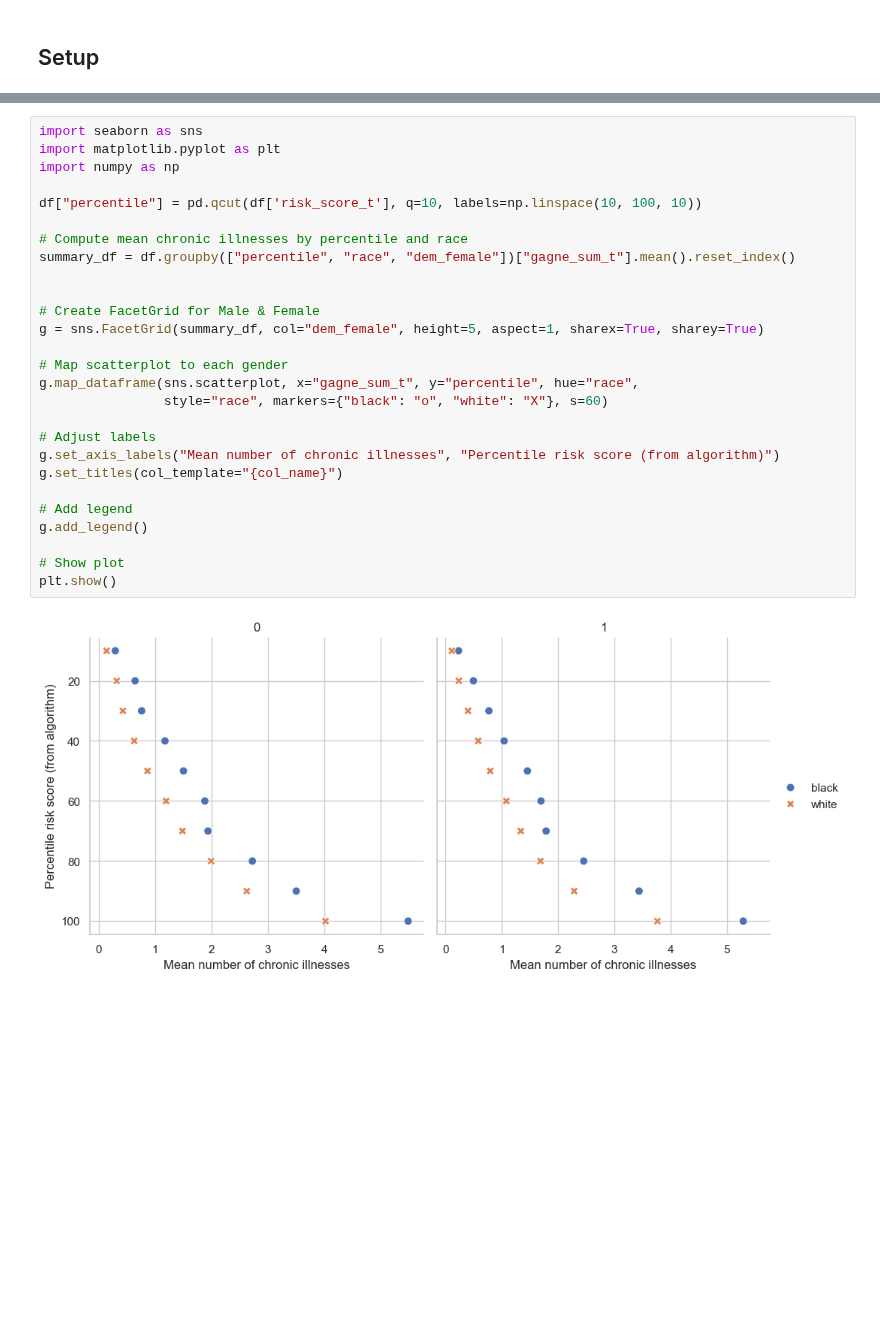
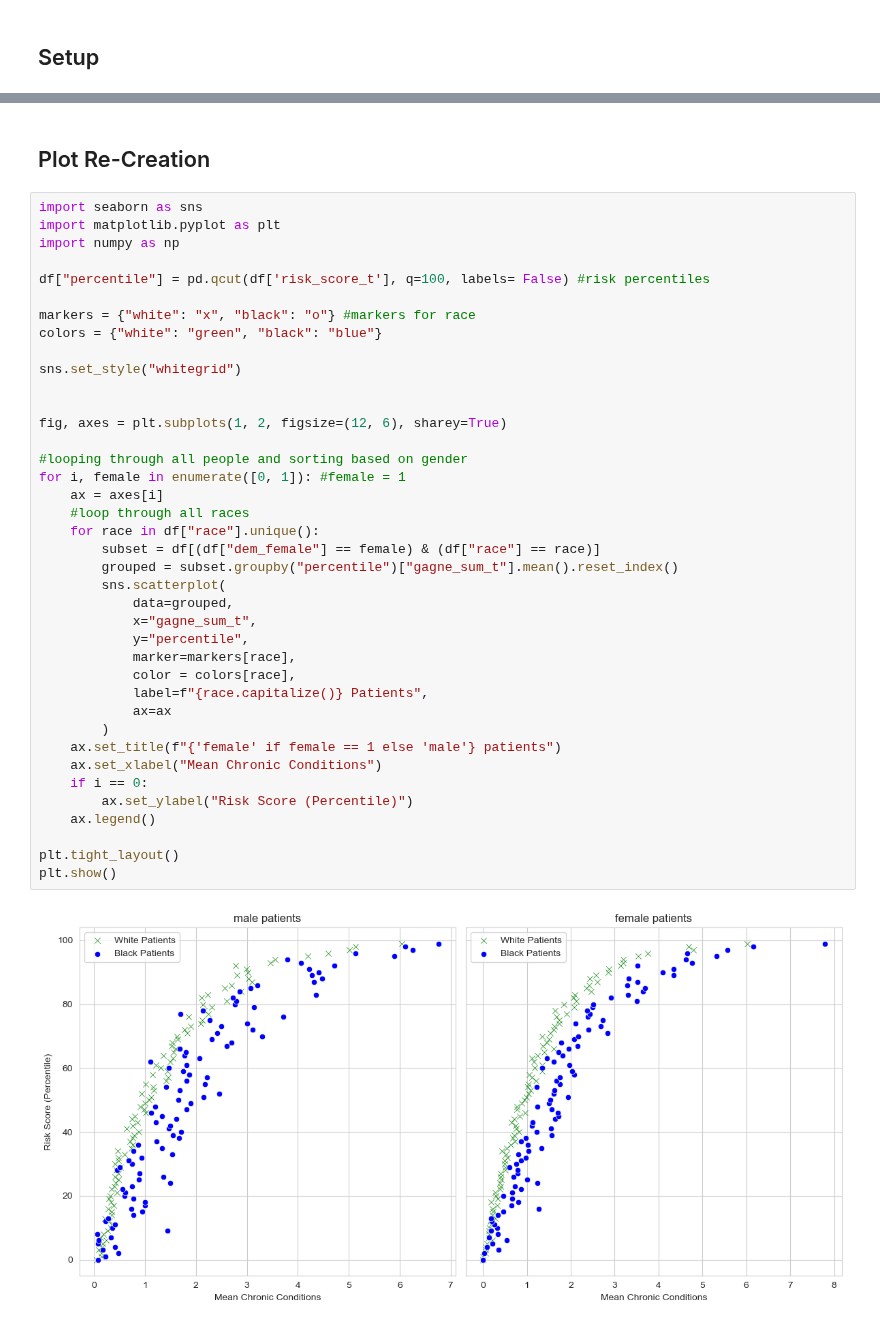
Before and after one commit to ctkatz/ctkatz.github.io, a Jupyter notebook: posts/blog-4/blog-4.ipynb, the cells around one changed output, grey strips where cells are left out. Drawn from its saved outputs; the diff is of its cells as text; blank space fills up the shorter version.

```diff
--- a/posts/blog-4/blog-4.ipynb
+++ b/posts/blog-4/blog-4.ipynb
@@ -26,32 +27,46 @@ df.head()
 | 2 | 0.407678 | 0 | 500.0 | 0.0 | NaN | NaN | NaN | ... |
 | 3 | 0.798369 | 0 | 1300.0 | 0.0 | 117.0 | NaN | NaN | ... |
 | 4 | 17.513165 | 0 | 1100.0 | 0.0 | 116.0 | NaN | 34.1 | ... |
-# %%
-import seaborn as sns
-import matplotlib.pyplot as plt
-import numpy as np
-
-df["percentile"] = pd.qcut(df['risk_score_t'], q=10, labels=np.linspace(10, 100, 10))
-
-# Compute mean chronic illnesses by percentile and race
-summary_df = df.groupby(["percentile", "race", "dem_female"])["gagne_sum_t"].mean().reset_index()
-
-
-# Create FacetGrid for Male & Female
-g = sns.FacetGrid(summary_df, col="dem_female", height=5, aspect=1, sharex=True, sharey=True)
-
-# Map scatterplot to each gender
-g.map_dataframe(sns.scatterplot, x="gagne_sum_t", y="percentile", hue="race",
-                style="race", markers={"black": "o", "white": "X"}, s=60)
-
-# Adjust labels
-g.set_axis_labels("Mean number of chronic illnesses", "Percentile risk score (from algorithm)")
-g.set_titles(col_template="{col_name}")
-
-# Add legend
-g.add_legend()
-
-# Show plot
-plt.show()
-# %% [output]
-[figure, removed]
+# %% [markdown]
+## Plot Re-Creation
+# %%
+import seaborn as sns
+import matplotlib.pyplot as plt
+import numpy as np
+
+df["percentile"] = pd.qcut(df['risk_score_t'], q=100, labels= False) #risk percentiles
+
+markers = {"white": "x", "black": "o"} #markers for race
+colors = {"white": "green", "black": "blue"}
+
+sns.set_style("whitegrid")
+
+
+fig, axes = plt.subplots(1, 2, figsize=(12, 6), sharey=True)
+
+#looping through all people and sorting based on gender
+for i, female in enumerate([0, 1]): #female = 1
+    ax = axes[i]
+    #loop through all races
+    for race in df["race"].unique():
+        subset = df[(df["dem_female"] == female) & (df["race"] == race)]
+        grouped = subset.groupby("percentile")["gagne_sum_t"].mean().reset_index()
+        sns.scatterplot(
+            data=grouped,
+            x="gagne_sum_t",
+            y="percentile",
+            marker=markers[race],
+            color = colors[race],
+            label=f"{race.capitalize()} Patients",
+            ax=ax
+        )
+    ax.set_title(f"{'female' if female == 1 else 'male'} patients")
+    ax.set_xlabel("Mean Chronic Conditions")
+    if i == 0:
+        ax.set_ylabel("Risk Score (Percentile)")
+    ax.legend()
+
+plt.tight_layout()
+plt.show()
+# %% [output]
+[figure, added]
```
Also changed, not shown: parts of 20 cells of this notebook, 9 other files.
